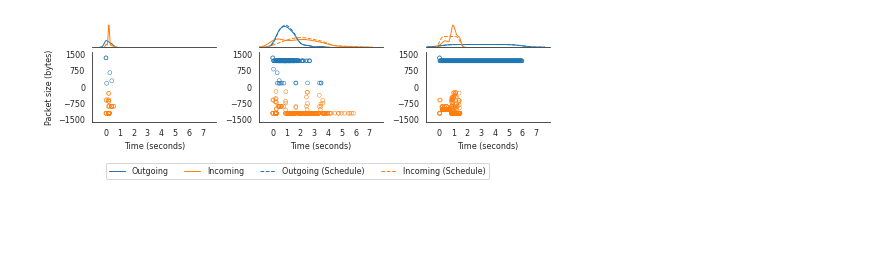
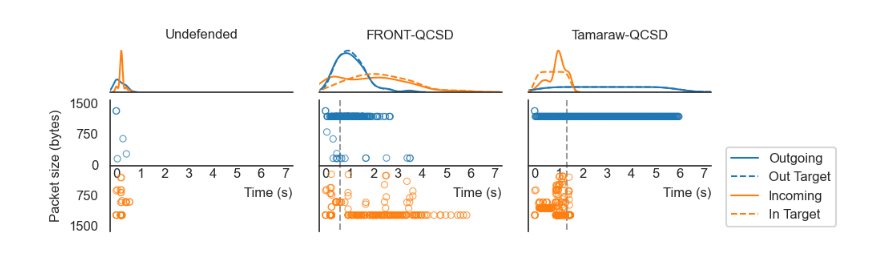
Before and after one commit to jpcsmith/qcsd-experiments, a Jupyter notebook: workflow/notebooks/demo-plot.ipynb, the cells around one changed output. Drawn from its saved outputs; the diff is of its cells as text; code cells hidden in the pictures; blank space fills up the shorter version.

Commit message:
Update demo plot

```diff
--- a/workflow/notebooks/demo-plot.ipynb
+++ b/workflow/notebooks/demo-plot.ipynb
@@ -5,16 +5,19 @@ import numpy as np
 import pandas as pd
 import matplotlib.pyplot as plt
 import seaborn as sns
+import matplotlib
 
 from lab import tracev2
+
+sns.set_style("white")
 
 plt.rcParams.update({
     'font.size': 8,
     'axes.titlesize': 8,
     'legend.fontsize': 8,
+    'ytick.labelsize': 8,
+    'font.family': 'sans-serif',
 })
-
-sns.set_style("white")
 # %%
 DEMO_DIR = pathlib.Path("../../results/demo/5255/")
 OUTPUT_FILE = pathlib.Path("/tmp/plot.png")
@@ -81,20 +34,26 @@ fig.savefig(OUTPUT_FILE.with_suffix(".pgf"), backend="pgf", bbox_inches="tight")
 # %%
-fig, axes = plt.subplots(2, 3, figsize=(7.25, 2), sharex=True, gridspec_kw=dict(height_ratios=[1,3]))
+fig, axes = plt.subplots(2, 3, figsize=(5.5, 1.7), sharex=True, gridspec_kw=dict(height_ratios=[1,3]), dpi=150)
 
 C1 = ["#1f77b4", "#ff7f0e"]
 C2 = ["#2ca02c", "#d62728"]
 
-def plot_packets(trace, axes, *, min_pkt_size):
+def plot_packets(trace, axes, *, min_pkt_size, stop_time=None):
     trace = trace[np.abs(trace["size"]) >= min_pkt_size]
+
+    if stop_time is not None:
+        axes.vlines(stop_time, -2000, 2000, linewidth=1, color="black", alpha=.4, linestyle="--", zorder=0)
 
     outgoing = trace[trace["size"] > 0]
     incoming = trace[trace["size"] < 0]
-    axes.scatter(outgoing["time"], outgoing["size"], marker='o', s=15, facecolor="none", edgecolor=C1[0], linewidth=.5)
-    axes.scatter(incoming["time"], incoming["size"], marker='o', s=15, facecolor="none", edgecolor=C1[1], linewidth=.5)
+
+    scatter_args = dict(marker='o', s=15, facecolor="none", linewidth=.5, alpha=.8)
+    axes.scatter(outgoing["time"], outgoing["size"], edgecolor=C1[0], **scatter_args)
+    axes.scatter(incoming["time"], incoming["size"], edgecolor=C1[1], **scatter_args)
+
     axes.set_yticks([-1500, -750, 0, 750, 1500])
     axes.set_ylim(-1600, 1600)
     axes.set_xticks([0, 1, 2, 3, 4, 5, 6, 7])
-    axes.set_xlim(-1, 8)
+    axes.set_xlim(-1, 7.3)
 
 def plot_hist(trace, axes, *, min_pkt_size, c, **kws):
     trace = trace[np.abs(trace["size"]) >= min_pkt_size]
@@ -107,45 +66,70 @@ def plot_hist(trace, axes, *, min_pkt_size, c, **kws):
 plot_packets(control, axes[1, 0], min_pkt_size=150)
 plot_hist(control, axes[0, 0], min_pkt_size=150, c=C1)
 
-plot_packets(front, axes[1, 1], min_pkt_size=150)
+STOP_TIME = 0.623
+plot_packets(front, axes[1, 1], min_pkt_size=150, stop_time=STOP_TIME)
 plot_hist(front, axes[0, 1], min_pkt_size=150, c=C1)
 plot_hist(frontsched, axes[0, 1], min_pkt_size=150, c=C1, linestyle="--")
 
-plot_packets(tamaraw, axes[1, 2], min_pkt_size=250)
+STOP_TIME = 1.351
+plot_packets(tamaraw, axes[1, 2], min_pkt_size=250, stop_time=STOP_TIME)
 plot_hist(tamaraw, axes[0, 2], min_pkt_size=250, c=C1)
 plot_hist(tamarawsched, axes[0, 2], min_pkt_size=250, c=C1, linestyle="--")
 
 for ax in axes[:, 1:].ravel():
     ax.set_ylabel(None)
 
-for ax in axes[1, :].ravel():
-    ax.set_xlabel("Time (seconds)")
+for ax, title in zip(axes[0, :].ravel(), ["Undefended", "FRONT-QCSD", "Tamaraw-QCSD"]):
+    ax.set_title(title)
 
 for ax in axes[0, :].ravel():
     # fig.axes.get_xaxis().set_visible(False)
     ax.get_yaxis().set_visible(False)
     ax.grid(False)
     # ax.set_xticks([])
     ax.set_yticks([])
     ax.spines['top'].set_visible(False)
     ax.spines['right'].set_visible(False)
     # ax.spines['bottom'].set_visible(False)
     ax.spines['left'].set_visible(False)
 
 for ax in axes[1, :].ravel():
+    for lab in ax.yaxis.get_ticklabels():
+        lab.set_verticalalignment("center")
+    ax.spines['bottom'].set_position('zero')
+    ax.set_xlim(left=-0.25)
     ax.spines['top'].set_visible(False)
     ax.spines['right'].set_visible(False)
+
+    ax.tick_params(axis='x', which='major', pad=-2)
+    ax.yaxis.set_major_formatter(lambda x, _: str(abs(x)))
+
+    ax.set_xlabel("Time (s)", x=1, horizontalalignment="right")
+
     # ax.hlines(0, -1, 8, color="gray", linewidth=.75)
     # ax.spines['bottom'].set_visible(False)
     # ax.spines['left'].set_visible(False)
 
+for ax in axes[1, 1:].ravel():
+    ax.yaxis.set_ticklabels([])
+
 axes[1, 0].set_ylabel("Packet size (bytes)")
+# axes[1, 0].text(-3, 400, "Outgoing", rotation=90)
+# axes[1, 0].text(-3, -1500, "Incoming", rotation=90)
+# axes[1, 0].arrow(0, 0, 1, 1000, color="black")
 
 # handles, labels = axes[1, 2].get_legend_handles_labels()
-fig.legend(axes[0, 2].get_lines(), ["Outgoing", "Incoming", "Outgoing (Schedule)", "Incoming (Schedule)"], loc='upper center', bbox_to_anchor=(.5, 0), ncol=4)
+fig.tight_layout(pad=0)
+fig.legend(
+    np.array(axes[0, 2].get_lines())[[0, 2, 1, 3]],
+    ["Outgoing", "Out Target", "Incoming", "In Target"],
+    loc='lower left',
+    bbox_to_anchor=(1.0125, 0),
+    ncol=1
+)
 
-fig.tight_layout(h_pad=0.5)
+fig.tight_layout(h_pad=0.5, w_pad=2, pad=0)
 fig.savefig(OUTPUT_FILE.with_suffix(".png"), bbox_inches="tight", dpi=150)
 fig.savefig(OUTPUT_FILE.with_suffix(".pgf"), backend="pgf", bbox_inches="tight")
 # %% [output]
-[figure, old version]
+[figure, new version]
```
Also changed, not shown: parts of 1 cell of this notebook.
